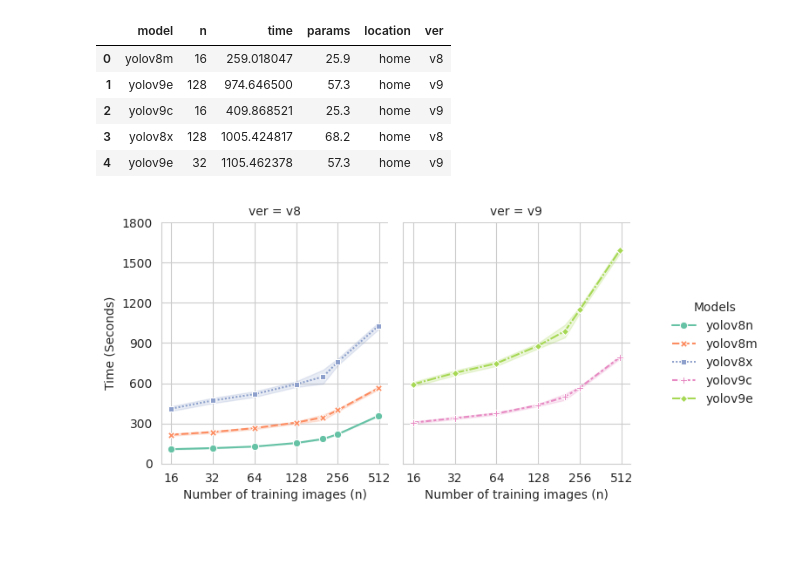
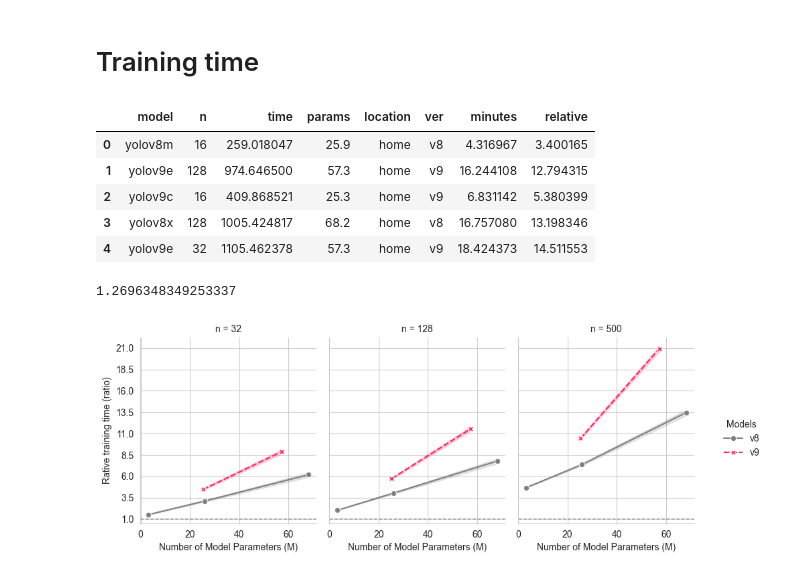
Before and after one commit to Niche-Squad/COLO, a Jupyter notebook: _4_time.ipynb, the cells around one changed output. Drawn from its saved outputs; the diff is of its cells as text; code cells hidden in the pictures; blank space fills up the shorter version.

```diff
--- a/_4_time.ipynb
+++ b/_4_time.ipynb
@@ -6,41 +7,55 @@ import matplotlib.pyplot as plt
+# %% [markdown]
+# Training time
 # %%
-data = pd.read_csv("time_table.csv")
+data = pd.read_csv("out/b0313/time_table.csv")
 data['ver'] = data['model'].apply(lambda x: "v8" if 'v8' in x else "v9")
+data["minutes"] = data["time"] / 60
+baseline = 1.2696348349253337
+data["relative"] = data["minutes"] / baseline
 data.head(5)
 # %% [output]
-|  | model | n | time | params | location | ver |
-| 0 | yolov8m | 16 | 259.018047 | 25.9 | home | v8 |
-| 1 | yolov9e | 128 | 974.646500 | 57.3 | home | v9 |
-| 2 | yolov9c | 16 | 409.868521 | 25.3 | home | v9 |
-| 3 | yolov8x | 128 | 1005.424817 | 68.2 | home | v8 |
-| 4 | yolov9e | 32 | 1105.462378 | 57.3 | home | v9 |
+|  | model | n | time | params | location | ver | minutes | relative |
+| 0 | yolov8m | 16 | 259.018047 | 25.9 | home | v8 | 4.316967 | 3.400165 |
+| 1 | yolov9e | 128 | 974.646500 | 57.3 | home | v9 | 16.244108 | 12.794315 |
+| 2 | yolov9c | 16 | 409.868521 | 25.3 | home | v9 | 6.831142 | 5.380399 |
+| 3 | yolov8x | 128 | 1005.424817 | 68.2 | home | v8 | 16.757080 | 13.198346 |
+| 4 | yolov9e | 32 | 1105.462378 | 57.3 | home | v9 | 18.424373 | 14.511553 |
+# %%
+data.query("model == 'yolov8n' and n == 16").minutes.min()
+# %% [output]
+1.2696348349253337
 # %%
 sns.set_style("whitegrid")
-g = sns.FacetGrid(data,
-                  col="ver",
-                #   row="location",
-                  margin_titles=True,
-                  sharey="all",)
-g.map_dataframe(sns.lineplot,
-                x="n", y="time",
-                hue="model", style="model",
-                hue_order=["yolov8n", "yolov8m", "yolov8x", "yolov9c", "yolov9e"],
-                style_order=["yolov8n", "yolov8m", "yolov8x", "yolov9c", "yolov9e"],
-                err_style="band",
-                errorbar=("se", 2),
-                markers=True,
-                palette="Set2",)
+g = sns.FacetGrid(
+    data.query("n in [32, 128, 500]"),
+    col="n",
+    col_order=[32, 128, 500],
+    #row="location",
+    margin_titles=True,
+    sharey="all",)
+g.map_dataframe(
+    sns.lineplot,
+    x="params",
+    y="relative",
+    hue="ver",
+    style="ver",
+    hue_order=["v8", "v9"],
+    style_order=["v8", "v9"],
+    err_style="band",
+    errorbar=("se", 2),
+    markers=True,
+    palette=["Grey", "#FF1F5B"],
+)
 g.set(
-    xscale="log",
-    xticks=[2**i for i in range(4, 10)],
-    xticklabels=[2**i for i in range(4, 10)],
-    xlabel="Number of training images (n)",
-    # y as minutes from seconds
-    yticks=[300*i for i in range(0, 7)],
-    yticklabels=[300*i for i in range(0, 7)],
-    ylabel="Time (Seconds)",)
+    yticks=np.arange(1, 22.5, 2.5),
+    ylabel="Rative training time (ratio)",
+    xlabel="Number of Model Parameters (M)",
+)
 g.add_legend(title="Models")
-g.figure.set_size_inches(8, 4)
-g.figure.savefig(os.path.join("out", "b0313", "fig5_time.png"), dpi=300)
+# draw baseline at 1
+for ax in g.axes[0]:
+    ax.axhline(y=1, color='black', linewidth=1, linestyle='--', alpha=0.5)
+g.figure.set_size_inches(10, 4)
+g.figure.savefig(os.path.join("out", "b0313", "fig5_training.png"), dpi=300)
 # %% [output]
-[figure, old version]
+[figure, new version]
```
Also changed, not shown: parts of 7 cells of this notebook, 7 other files.
